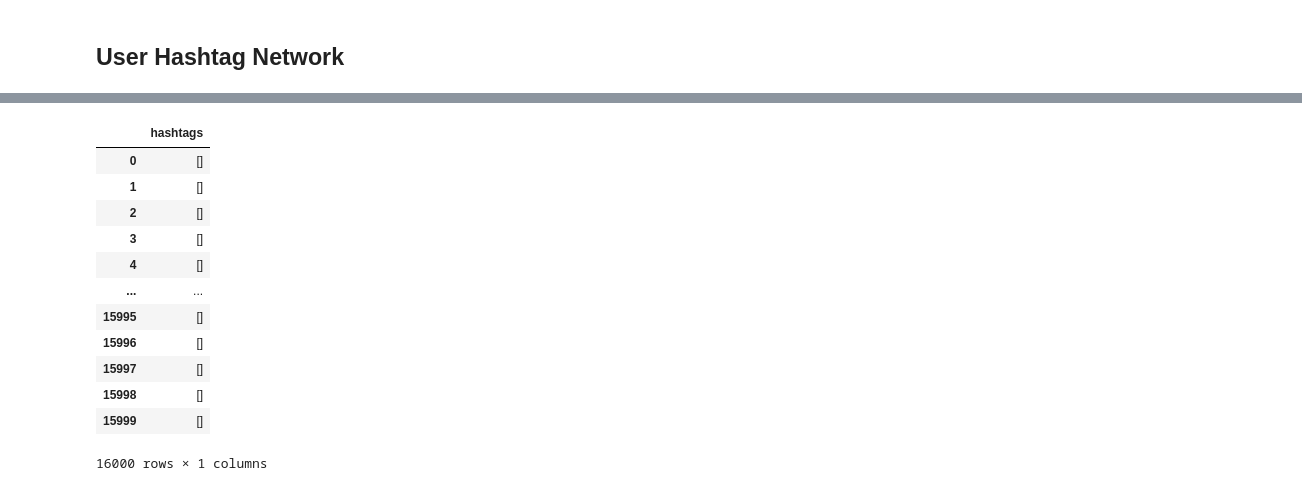
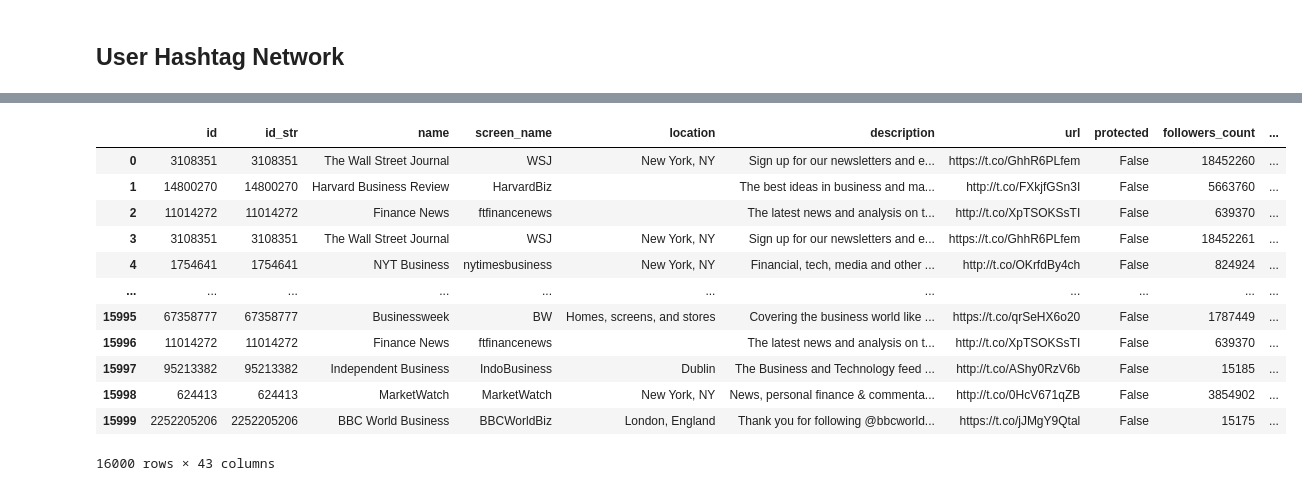
Before and after one commit to ravig00/Network-Analysis, a Jupyter notebook: assignment2.ipynb, the cells around one changed output, grey strips where cells are left out. Saved outputs shown, nothing was run; the diff lists cells and outputs as text; code cells hidden in the pictures.

```diff
--- a/assignment2.ipynb
+++ b/assignment2.ipynb
@@ -164 +162,7 @@ userHash = nx.Graph()
+# %%
+userGraph = pd.DataFrame(tweets).set_index("id")
+# %%
+columns = ["user", "entities"]
+# %%
+userGraph.drop(userGraph.columns.difference(columns), 1, inplace=True)
 # %%
@@ -183,3 +170,5 @@ userHashtag
+# %%
+userHash1 = pd.json_normalize(userGraph["user"])
 # %%
 columnsNeeded = ['hashtags']
 # %%
@@ -187,16 +176,16 @@ userHashtag.drop(userHashtag.columns.difference(columnsNeeded), 1, inplace=True)
-# %%
-userHashtag
-# %% [output]
-|  | hashtags |
-| 0 | [] |
-| 1 | [] |
-| 2 | [] |
-| 3 | [] |
-| 4 | [] |
-| ... | ... |
-| 15995 | [] |
-| 15996 | [] |
-| 15997 | [] |
-| 15998 | [] |
-| 15999 | [] |
-16000 rows × 1 columns
+# %%
+userHash1
+# %% [output]
+|  | id | id_str | name | screen_name | location | description | url | protected | followers_count | ... |
+| 0 | 3108351 | 3108351 | The Wall Street Journal | WSJ | New York, NY | Sign up for our newsletters and e... | https://t.co/GhhR6PLfem | False | 18452260 | ... |
+| 1 | 14800270 | 14800270 | Harvard Business Review | HarvardBiz |  | The best ideas in business and ma... | http://t.co/FXkjfGSn3I | False | 5663760 | ... |
+| 2 | 11014272 | 11014272 | Finance News | ftfinancenews |  | The latest news and analysis on t... | http://t.co/XpTSOKSsTI | False | 639370 | ... |
+| 3 | 3108351 | 3108351 | The Wall Street Journal | WSJ | New York, NY | Sign up for our newsletters and e... | https://t.co/GhhR6PLfem | False | 18452261 | ... |
+| 4 | 1754641 | 1754641 | NYT Business | nytimesbusiness | New York, NY | Financial, tech, media and other ... | http://t.co/OKrfdBy4ch | False | 824924 | ... |
+| ... | ... | ... | ... | ... | ... | ... | ... | ... | ... | ... |
+| 15995 | 67358777 | 67358777 | Businessweek | BW | Homes, screens, and stores | Covering the business world like ... | https://t.co/qrSeHX6o20 | False | 1787449 | ... |
+| 15996 | 11014272 | 11014272 | Finance News | ftfinancenews |  | The latest news and analysis on t... | http://t.co/XpTSOKSsTI | False | 639370 | ... |
+| 15997 | 95213382 | 95213382 | Independent Business | IndoBusiness | Dublin | The Business and Technology feed ... | http://t.co/AShy0RzV6b | False | 15185 | ... |
+| 15998 | 624413 | 624413 | MarketWatch | MarketWatch | New York, NY | News, personal finance & commenta... | http://t.co/0HcV671qZB | False | 3854902 | ... |
+| 15999 | 2252205206 | 2252205206 | BBC World Business | BBCWorldBiz | London, England | Thank you for following @bbcworld... | https://t.co/jJMgY9Qtal | False | 15175 | ... |
+16000 rows × 43 columns
```
Also changed, not shown: parts of 19 cells of this notebook.
